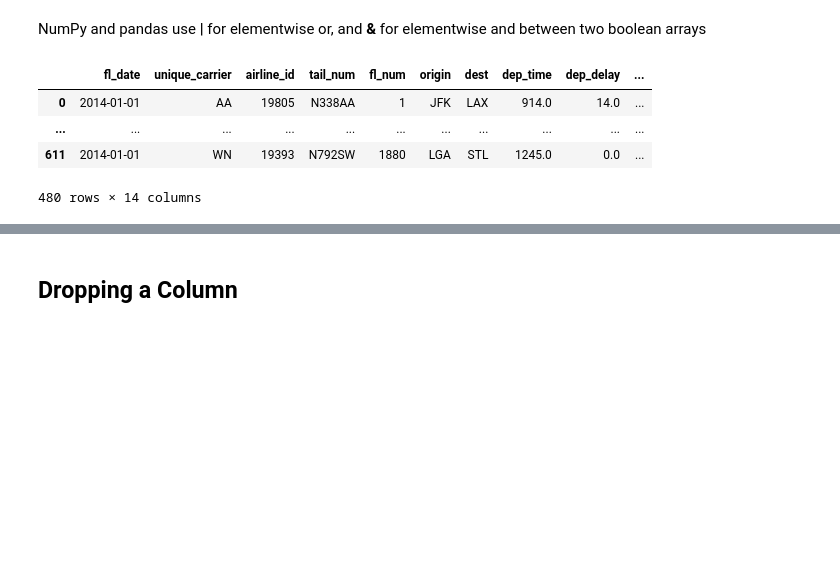
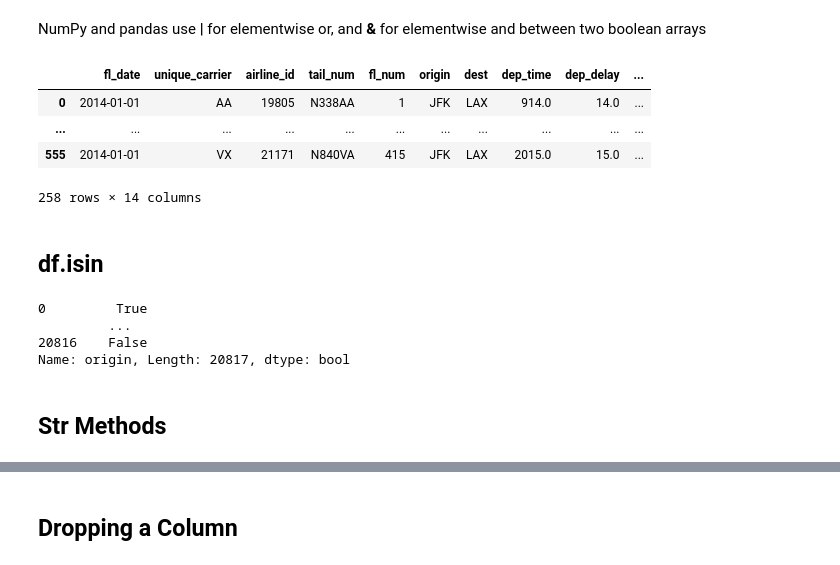
Before and after one commit to marksibrahim/recipes, a Jupyter notebook: modern-pandas/modern-pandas.ipynb, the cells around one changed output, grey strips where cells are left out. Drawn from its saved outputs; the diff is of its cells as text; code cells hidden in the pictures; blank space fills up the shorter version.

```diff
--- a/modern-pandas/modern-pandas.ipynb
+++ b/modern-pandas/modern-pandas.ipynb
@@ -55,10 +73,21 @@ flights.loc[[25, 303], ["fl_date", "origin"]]
 NumPy and pandas use **|** for elementwise or, and **&** for elementwise and between two boolean arrays
 # %%
 # flights on 2014-01-01 leaving from JFK
-flights[(flights["fl_date"] == "2014-01-01") & (flights["origin"].isin(["JFK", "LGA"]))]
+flights[(flights["fl_date"] == "2014-01-01") & (flights["origin"] == "JFK")]
 # %% [output]
 |  | fl_date | unique_carrier | airline_id | tail_num | fl_num | origin | dest | dep_time | dep_delay | ... |
 | 0 | 2014-01-01 | AA | 19805 | N338AA | 1 | JFK | LAX | 914.0 | 14.0 | ... |
 | ... | ... | ... | ... | ... | ... | ... | ... | ... | ... | ... |
-| 611 | 2014-01-01 | WN | 19393 | N792SW | 1880 | LGA | STL | 1245.0 | 0.0 | ... |
+| 555 | 2014-01-01 | VX | 21171 | N840VA | 415 | JFK | LAX | 2015.0 | 15.0 | ... |
-480 rows × 14 columns
+258 rows × 14 columns
+# %% [markdown]
+## df.isin
+# %%
+flights["origin"].isin(["JFK", "LGA"])
+# %% [output]
+0         True
+         ...
+20816    False
+Name: origin, Length: 20817, dtype: bool
+# %% [markdown]
+## Str Methods
```
Also changed, not shown: parts of 52 cells of this notebook, 2 other files.
